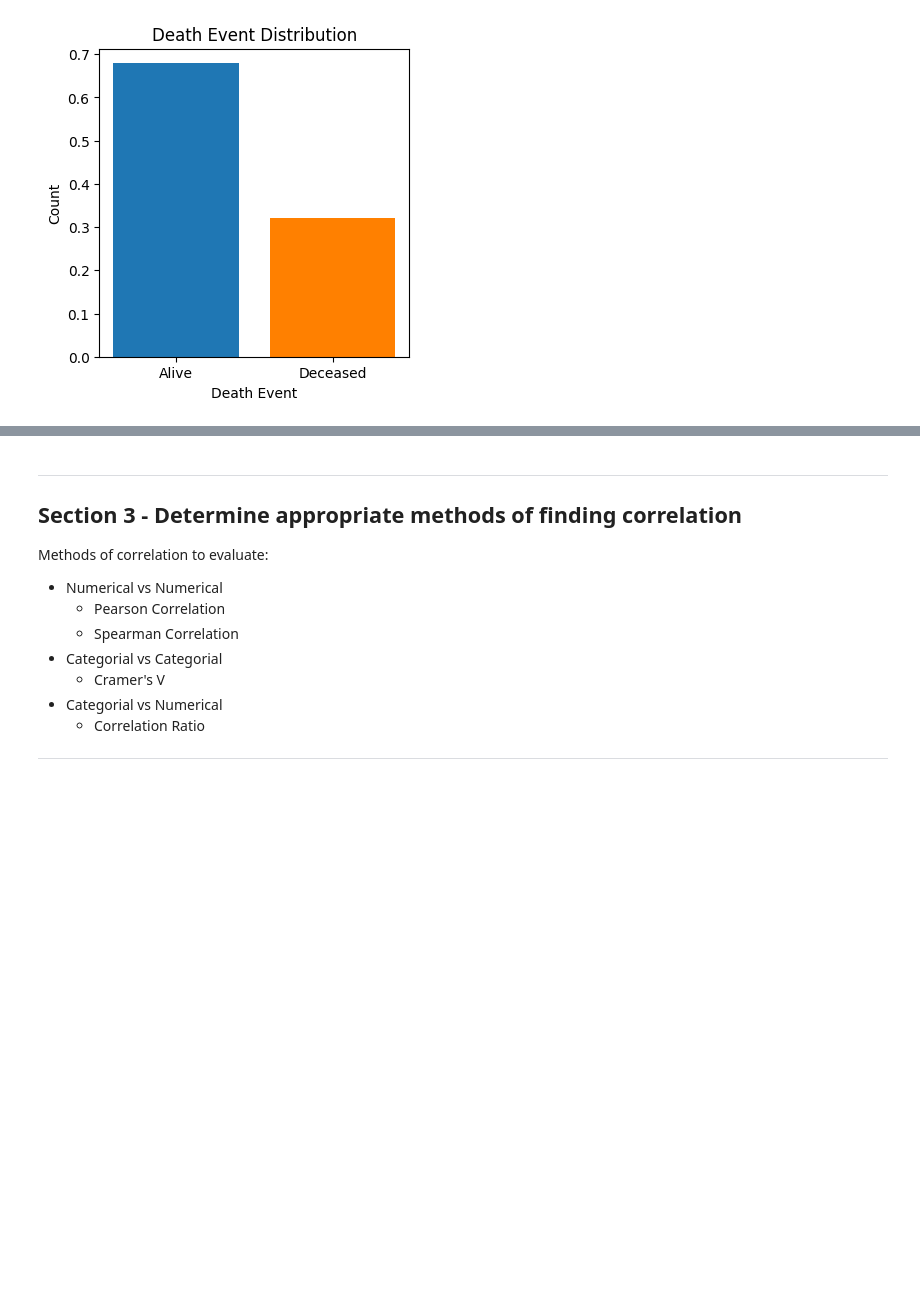
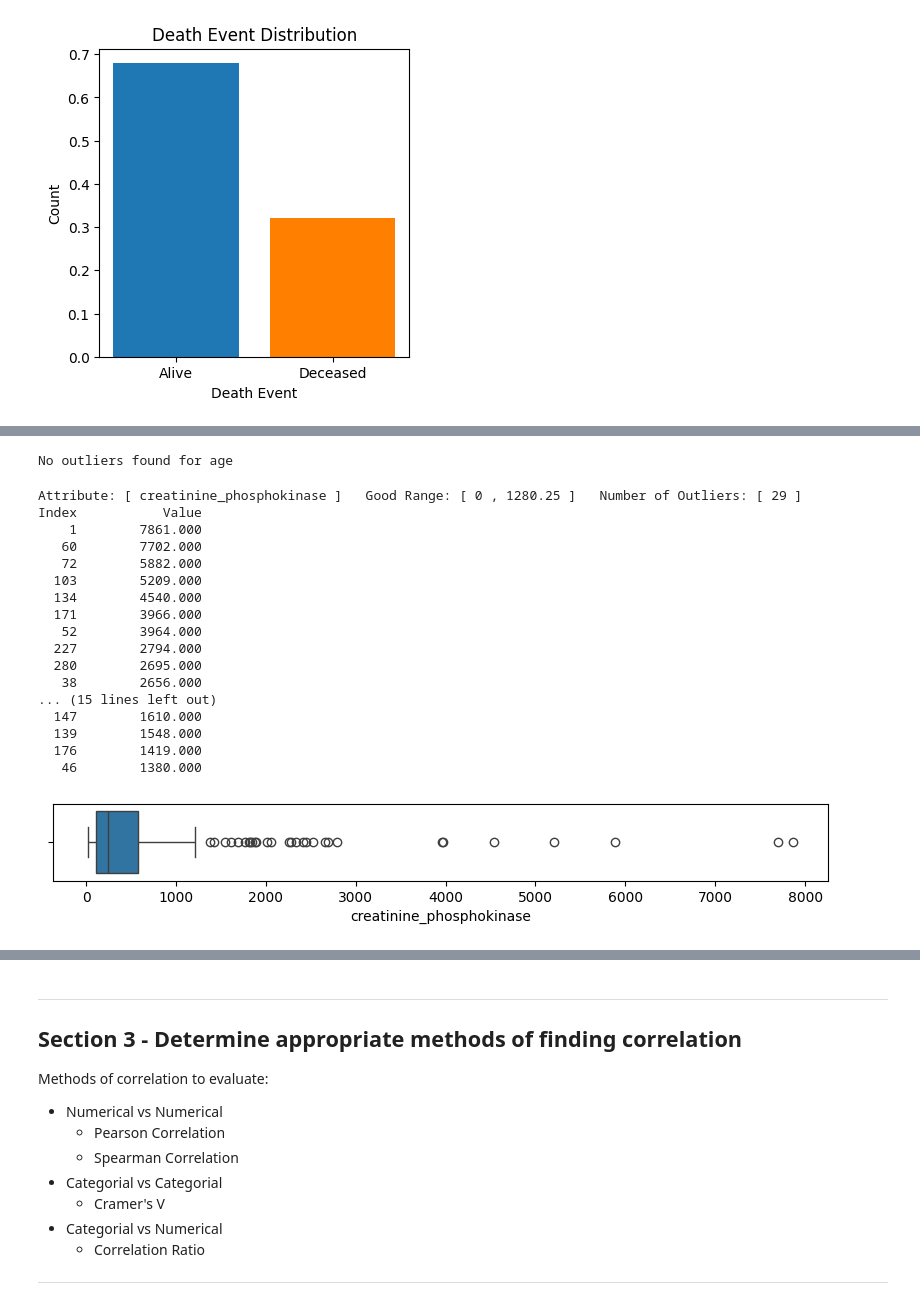
Before and after one commit to Bencp2/HeartDisease, a Jupyter notebook: HeartDiseaseAnalysis.ipynb, the cells around one changed output, grey strips where cells are left out. Saved outputs shown, nothing was run; the diff lists cells and outputs as text; code cells hidden in the pictures; blank space fills up the shorter version.

Commit message:
Created and displayed outliers for all numerical attributes.

```diff
--- a/HeartDiseaseAnalysis.ipynb
+++ b/HeartDiseaseAnalysis.ipynb
@@ -280,0 +357,32 @@ barplot(categories, death_event_counts, 'Death Event Distribution', 'Death Event
+# %%
+outliers = []
+outlier_indices = {}
+outlier_indices['age'] = find_outliers(data_with_errors, 'age')
+outliers.extend(outlier_indices['age'])
+print("No outliers found for age") if len(outlier_indices['age']) == 0 else None
+# %% [output]
+No outliers found for age
+# %%
+
+outlier_indices['creatinine_phosphokinase'] = find_outliers(data_with_errors, 'creatinine_phosphokinase')
+outliers.extend(outlier_indices['creatinine_phosphokinase'])
+print("No outliers found for creatinine phosphokinase") if len(outlier_indices['creatinine_phosphokinase']) == 0 else None
+# %% [output]
+Attribute: [ creatinine_phosphokinase ]   Good Range: [ 0 , 1280.25 ]   Number of Outliers: [ 29 ]
+Index           Value
+    1        7861.000
+   60        7702.000
+   72        5882.000
+  103        5209.000
+  134        4540.000
+  171        3966.000
+   52        3964.000
+  227        2794.000
+  280        2695.000
+   38        2656.000
+... (15 lines left out)
+  147        1610.000
+  139        1548.000
+  176        1419.000
+   46        1380.000
+[figure, added]
```
Also changed, not shown: parts of 21 cells of this notebook.
